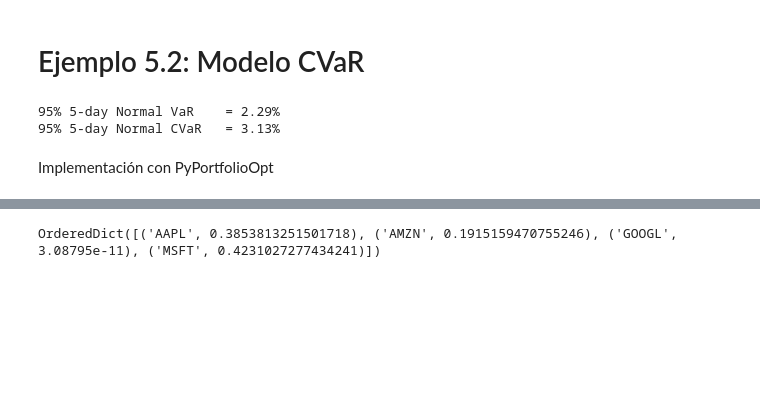
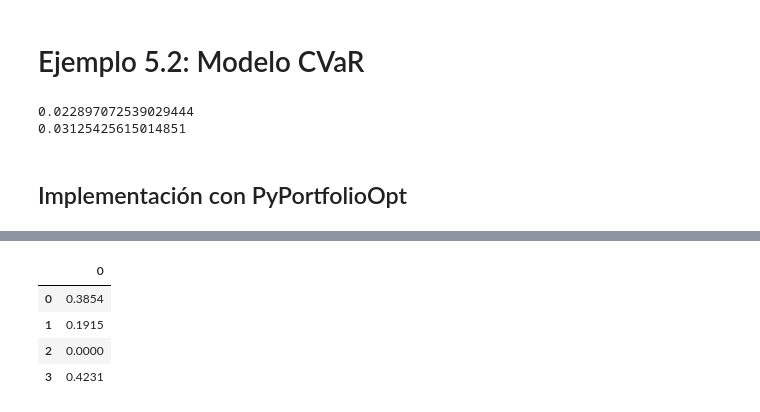
Before and after one commit to cazapata25/GMP, a Jupyter notebook: Python/cap5.ipynb, the cells around one changed output, grey strips where cells are left out. Drawn from its saved outputs; the diff is of its cells as text; code cells hidden in the pictures; blank space fills up the shorter version.

```diff
--- a/Python/cap5.ipynb
+++ b/Python/cap5.ipynb
@@ -39,8 +39,8 @@ periodicidad = "1Mo"
 activos = ["AAPL","AMZN","GOOGL","MSFT"]
 precios = yf.download(activos,start=fechai,end=fechaf,interval=periodicidad)['Adj Close'].dropna()
 retornos = np.log(precios/precios.shift(1)).dropna()
-mu = retornos.mean()*12
-cov = retornos.cov()*12
+mu = retornos.mean()
+cov = retornos.cov()
 var = np.diag(cov)
 sigma = np.sqrt(var)
 n = len(mu)
@@ -138,6 +138,7 @@ plt.show()
 # Ejemplo 5.2: Modelo CVaR
 # %%
 # Ejemplo texto
+from scipy.stats import norm
 mup = 0.01
 sigp = 0.02
 alpha = 0.05
@@ -146,13 +147,13 @@ lev = 100*(1-alpha)
 CVaRp = alpha**-1 * norm.pdf(norm.ppf(alpha))*sigp - mup
 VaRp = norm.ppf(1-alpha)*sigp - mup
 
-print("%g%% %g-day Normal VaR    = %.2f%%" % (lev, h, VaRp*100))
-print("%g%% %g-day Normal CVaR   = %.2f%%" % (lev, h, CVaRp *100))
+print(VaRp)
+print(CVaRp)
 # %% [output]
-95% 5-day Normal VaR    = 2.29%
-95% 5-day Normal CVaR   = 3.13%
+0.022897072539029444
+0.03125425615014851
 # %% [markdown]
-Implementación con PyPortfolioOpt
+## Implementación con PyPortfolioOpt
 # %%
 %pip install PyPortfolioOpt
 from pypfopt import risk_models
@@ -173,9 +174,14 @@ Requirement already satisfied: six>=1.5 in /usr/local/lib/python3.7/dist-package
 # %%
 # beta: 1 - alpha
 from pypfopt import EfficientCVaR
 w_optim = EfficientCVaR(mu, retornos, beta=0.95, weight_bounds=(0, 1),
                                          solver= None, verbose=False, solver_options=None)
 weights = w_optim.min_cvar()
-print(weights)
+wpcvar = round(pd.DataFrame(weights.values()),4)
+wpcvar
 # %% [output]
-OrderedDict([('AAPL', 0.3853813251501718), ('AMZN', 0.1915159470755246), ('GOOGL', 3.08795e-11), ('MSFT', 0.4231027277434241)])
+|  | 0 |
+| 0 | 0.3854 |
+| 1 | 0.1915 |
+| 2 | 0.0000 |
+| 3 | 0.4231 |
```
Also changed, not shown: parts of 3 cells of this notebook, 1 other file.
